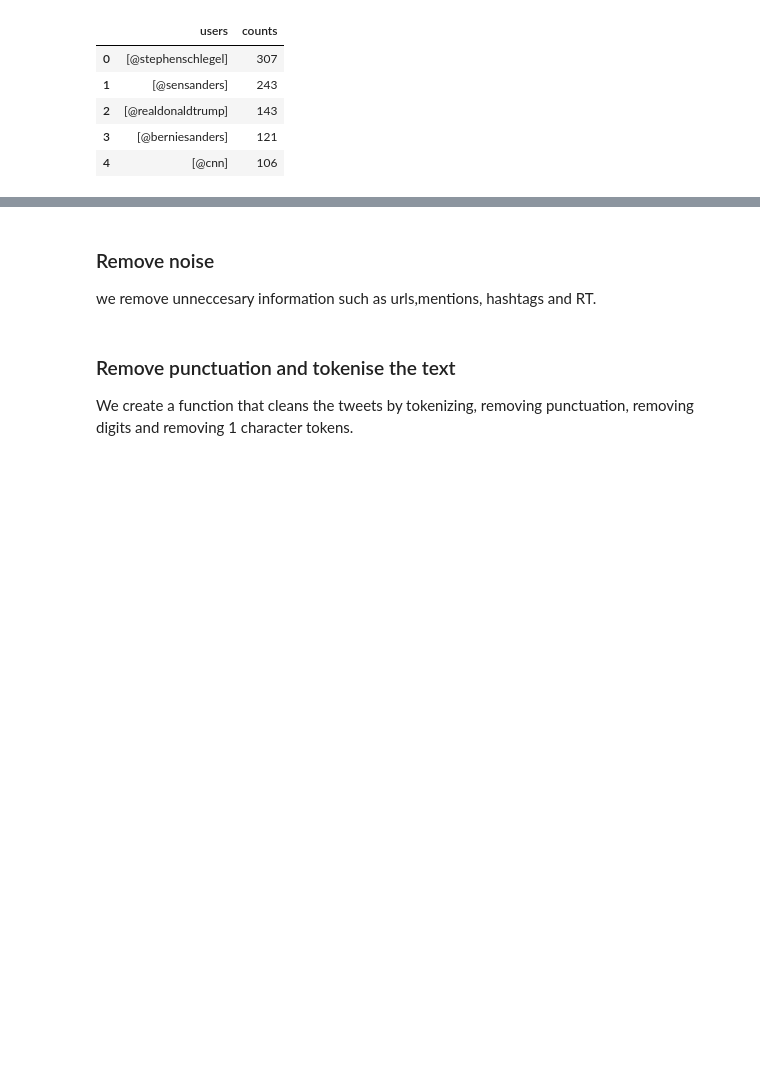
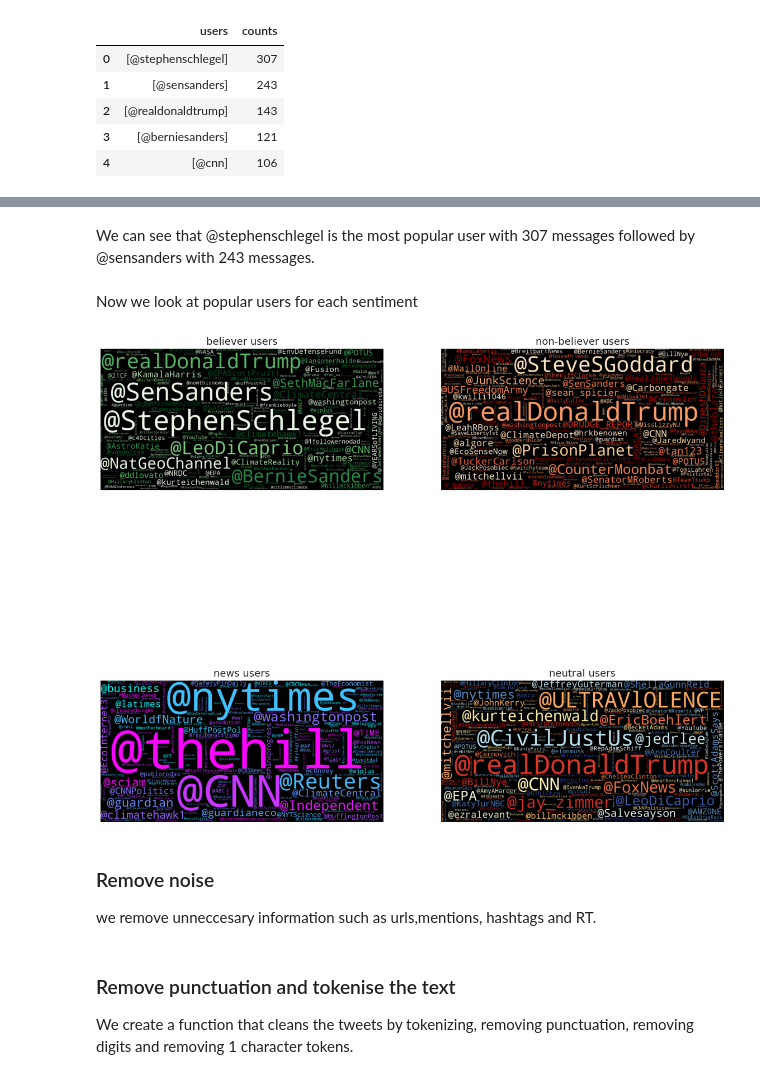
Before and after one commit to marth418/classification-predict-streamlit-template, a Jupyter notebook: Starter_notebook.ipynb, the cells around one changed output, grey strips where cells are left out. Cells and saved outputs as stored; diff of their text form; code cells hidden in the pictures; blank space fills up the shorter version.

```diff
--- a/Starter_notebook.ipynb
+++ b/Starter_notebook.ipynb
@@ -326,3 +385,49 @@ Text(0, 0.5, 'Density')
+# %% [markdown]
+We can see that @stephenschlegel is the most popular user with 307 messages followed by @sensanders with 243 messages.
+# %% [markdown]
+Now we look at popular users for each sentiment
+# %%
+####### Extracting users
+non_believers_users = non_believers.message.str.extractall(r'(\@\w+)')[0].value_counts()
+believe_users=believe.message.str.extractall(r'(\@\w+)')[0].value_counts()
+news_users = news.message.str.extractall(r'(\@\w+)')[0].value_counts()
+neutral_users = neutral.message.str.extractall(r'(\@\w+)')[0].value_counts()
+# %%
+wordcloud1 = WordCloud(width = 1000,
+                       height = 500,
+                      colormap="Greens_r",
+                       background_color="black").generate_from_frequencies(believe_users.to_dict())
+wordcloud2 = WordCloud(width = 1000,
+                       height = 500,
+                      colormap="OrRd_r",
+                       background_color="black").generate_from_frequencies(non_believers_users.to_dict())
+wordcloud3 = WordCloud(width = 1000,
+                       height = 500,
+                      colormap="cool_r",
+                       background_color="black").generate_from_frequencies(news_users.to_dict())
+wordcloud4 = WordCloud(width = 1000,
+                       height = 500,
+                      colormap="RdYlBu",
+                       background_color="black").generate_from_frequencies(neutral_users.to_dict())
+
+
+titles=['believer users',
+        'non-believer users',
+        'news users',
+        'neutral users']
+images=[wordcloud1, wordcloud2, wordcloud3 ,wordcloud4]
+
+fig, ax = plt.subplots(figsize=(20,20))
+for i in range(4):
+    plt.subplot(2,2,i+1)
+    plt.imshow(images[i])
+    plt.title(titles[i])
+    plt.xticks([])
+    plt.yticks([])
+
+plt.show()
+# %% [output]
+[figure, added]
 # %% [markdown]
 ### Remove noise
 
```
Also changed, not shown: parts of 8 cells of this notebook.
